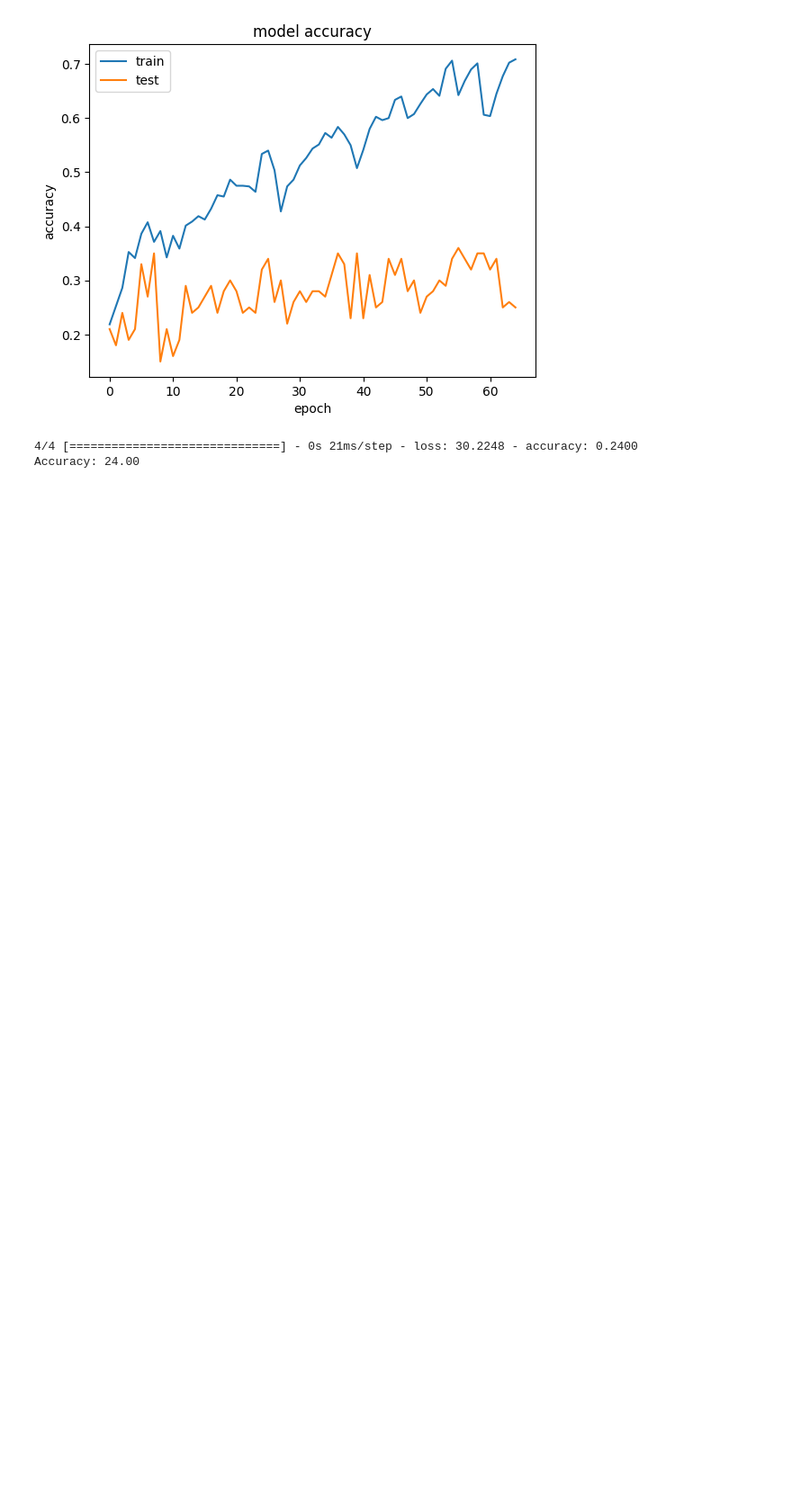
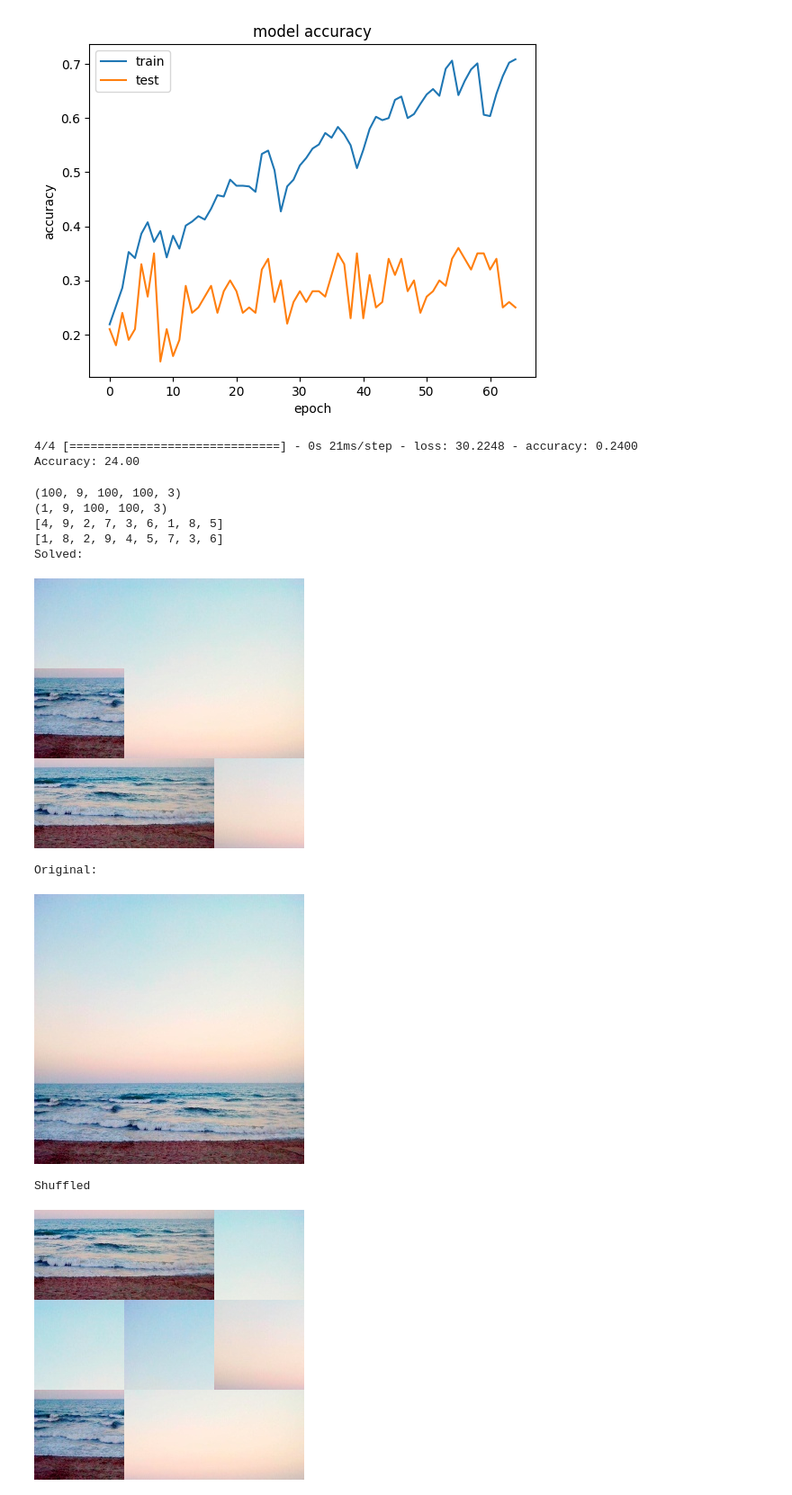
Before and after one commit to hardik-rajpal/CVProjForkingDisabledMyFoot, a Jupyter notebook: CV_proj.ipynb, the cells around one changed output. Shown at 90% size. Saved outputs shown, nothing was run; the diff lists cells and outputs as text; code cells hidden in the pictures; blank space fills up the shorter version.

```diff
--- a/CV_proj.ipynb
+++ b/CV_proj.ipynb
@@ -55,8 +37,10 @@ for image in dirlist:
 dirlist=os.listdir('/content/drive/MyDrive/cv/small')
 xim=[]
 yim=[]
+original=[]
 for image in dirlist:
   small=cv2.imread('/content/drive/MyDrive/cv/small/'+image)
+  original.append(small)
   one=small[:100,:100,:]
   two=small[:100,100:200,:]
   three=small[:100,200:300,:]
@@ -92,11 +76,16 @@ for image in dirlist:
   yar=np.array(y)
   xim.append(xar)
   yim.append(yar)
+og=np.array(original)
 xfin=np.array(xim)
 yfin=np.array(yim)
 # %%
 print(xfin.shape)
 print(yfin.shape)
+print(og.shape)
+trainor=og[:800,:,:,:]
+valor=og[800:900,:,:,:]
+testor=og[900:1000,:,:,:]
 Xtrain=xfin[:800,:,:,:,:]
 Ytrain=yfin[:800,:]
 Xval=xfin[800:900,:,:,:,:]
@@ -190,3 +180,56 @@ print('Accuracy: %.2f' % (accuracy*100))
 # %% [output]
 4/4 [==============================] - 0s 21ms/step - loss: 30.2248 - accuracy: 0.2400
 Accuracy: 24.00
+# %%
+print(Xtest.shape)
+X1=[Xtest[67,:,:,:,:]]
+Xa=np.array(X1)
+print(Xa.shape)
+ytesting=model.predict(Xa)
+sort_index = np.argsort(ytesting)
+List = sort_index[0]
+predicted=[]
+Actual=[]
+for elem in List:
+  predicted.append(elem+1)
+for elem in Ytest[0]:
+  Actual.append(elem)
+print(predicted)
+print(Actual)
+print('Solved:')
+pre=np.zeros((300,300,3))
+pre[:100,:100,:]=X1[0][predicted[0]-1]
+pre[:100,100:200,:]=X1[0][predicted[1]-1]
+pre[:100,200:300,:]=X1[0][predicted[2]-1]
+pre[100:200,:100,:]=X1[0][predicted[3]-1]
+pre[100:200,100:200,:]=X1[0][predicted[4]-1]
+pre[100:200,200:300,:]=X1[0][predicted[5]-1]
+pre[200:300,:100,:]=X1[0][predicted[6]-1]
+pre[200:300,100:200,:]=X1[0][predicted[7]-1]
+pre[200:300,200:300,:]=X1[0][predicted[8]-1]
+cv2_imshow(pre)
+print('Original:')
+cv2_imshow(testor[67])
+print('Shuffled')
+shu=np.zeros((300,300,3))
+shu[:100,:100,:]=X1[0][Actual[0]-1]
+shu[:100,100:200,:]=X1[0][Actual[1]-1]
+shu[:100,200:300,:]=X1[0][Actual[2]-1]
+shu[100:200,:100,:]=X1[0][Actual[3]-1]
+shu[100:200,100:200,:]=X1[0][Actual[4]-1]
+shu[100:200,200:300,:]=X1[0][Actual[5]-1]
+shu[200:300,:100,:]=X1[0][Actual[6]-1]
+shu[200:300,100:200,:]=X1[0][Actual[7]-1]
+shu[200:300,200:300,:]=X1[0][Actual[8]-1]
+cv2_imshow(shu)
+# %% [output]
+(100, 9, 100, 100, 3)
+(1, 9, 100, 100, 3)
+[4, 9, 2, 7, 3, 6, 1, 8, 5]
+[1, 8, 2, 9, 4, 5, 7, 3, 6]
+Solved:
+[figure, added]
+Original:
+[figure, added]
+Shuffled
+[figure, added]
```
Also changed, not shown: parts of 2 cells of this notebook.
